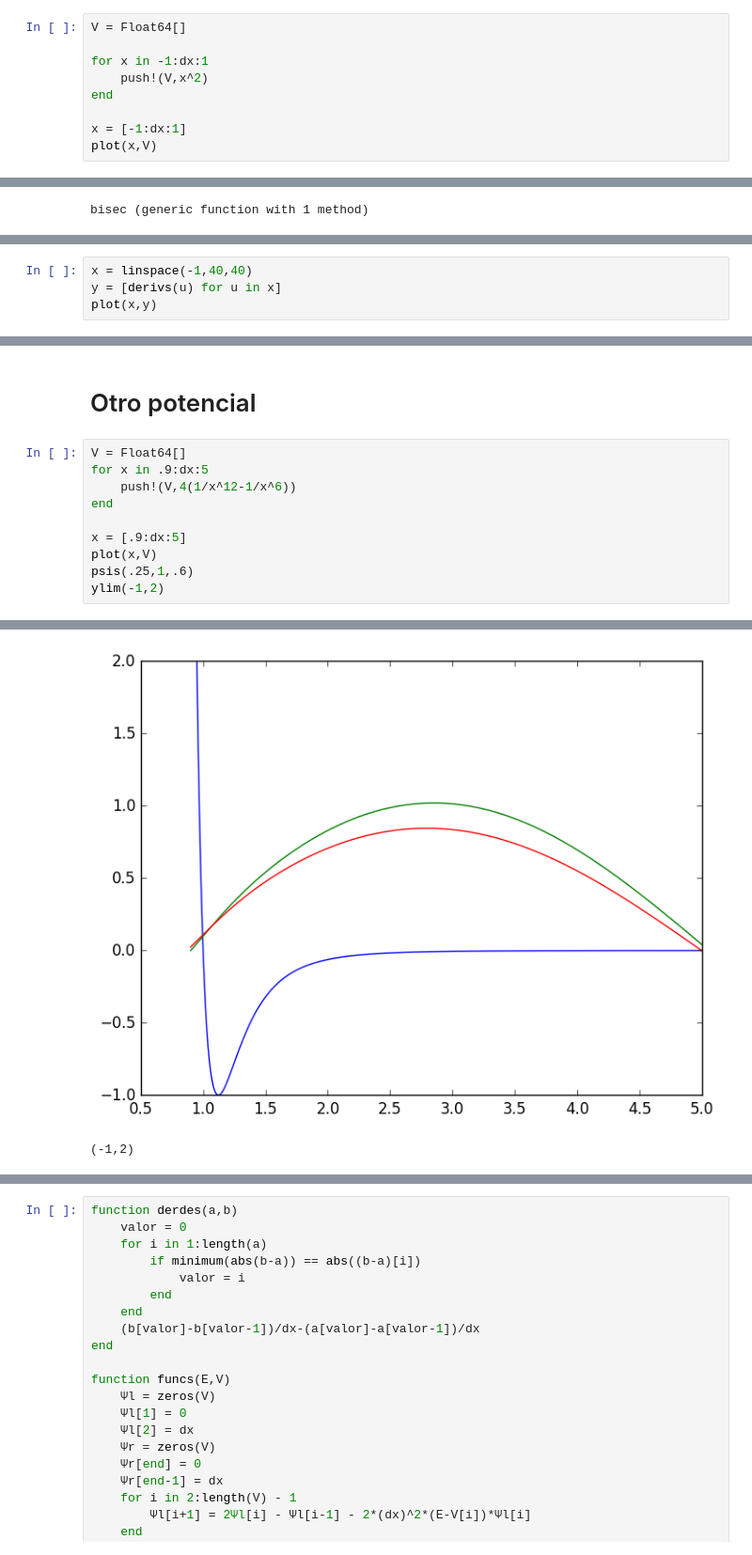
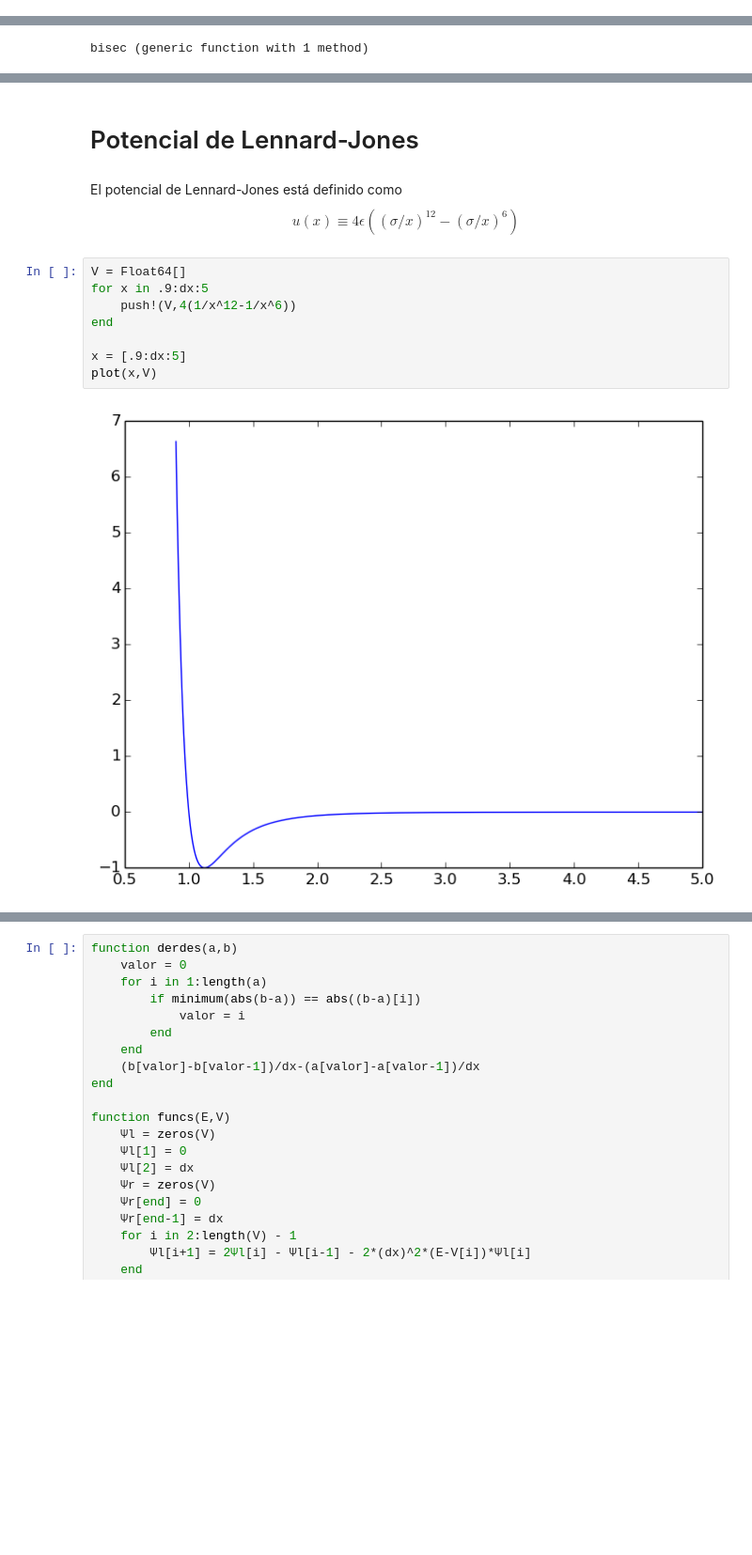
Before and after one commit to davidamaro/finalcompu, a Jupyter notebook: trabajo.ipynb, the cells around one changed output, grey strips where cells are left out. Shown at 94% size. Saved outputs shown, nothing was run; the diff lists cells and outputs as text; blank space fills up the shorter version.

```diff
--- a/trabajo.ipynb
+++ b/trabajo.ipynb
@@ -215,9 +194,0 @@ dx=1e-2
-# %%
-V = Float64[]
-
-for x in -1:dx:1
-    push!(V,x^2)
-end
-
-x = [-1:dx:1]
-plot(x,V)
@@ -287,4 +211,0 @@ using PyPlot
-# %%
-x = linspace(-1,40,40)
-y = [derivs(u) for u in x]
-plot(x,y)
@@ -372,13 +212,17 @@ ValueError('x and y must have same first dimension',)
-# %% [markdown]
-# Otro potencial
+# %% [markdown]
+# Potencial de Lennard-Jones
+# %% [markdown]
+El potencial de Lennard-Jones está definido como
+$$
+u(x) \equiv 4\epsilon\left((\sigma/x)^{12}-(\sigma/x)^6\right)
+$$
 # %%
 V = Float64[]
 for x in .9:dx:5
     push!(V,4(1/x^12-1/x^6))
 end
 
 x = [.9:dx:5]
 plot(x,V)
-psis(.25,1,.6)
-ylim(-1,2)
 # %% [output]
+[figure, new version]
@@ -386,2 +230,0 @@ WARNING: [a] concatenation is deprecated; use collect(a) instead
-[figure, old version]
-(-1,2)
```
Also changed, not shown: parts of 41 cells of this notebook.
